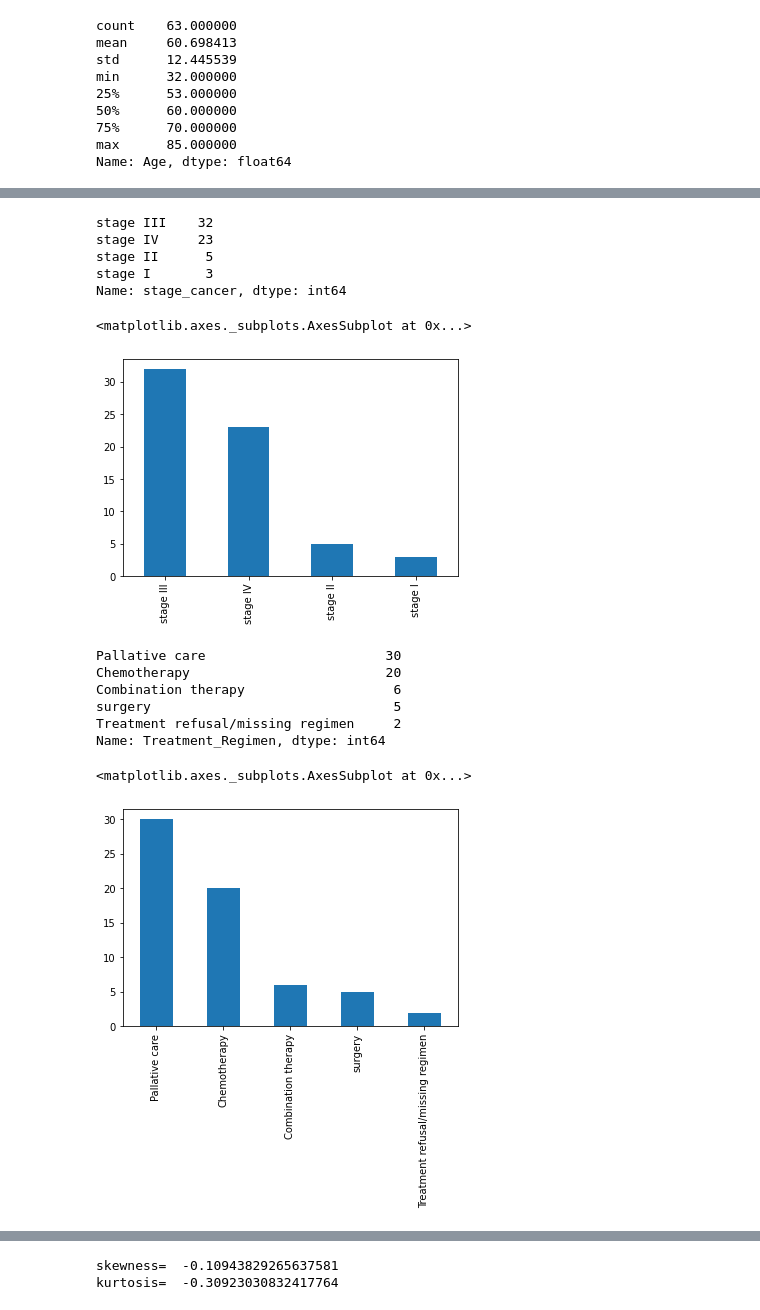
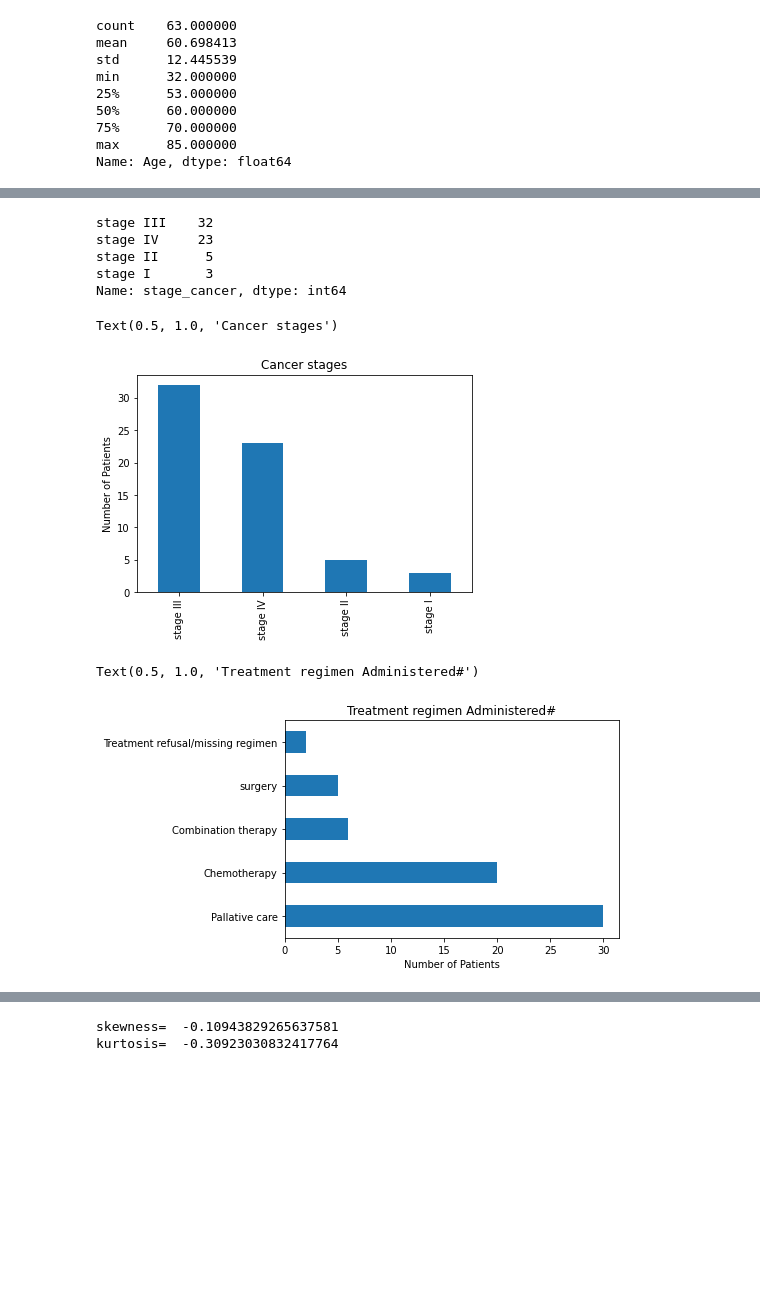
Before and after one commit to mugambiian/Pancreatic-cancer-study, a Jupyter notebook: Cancer_survival_rates_study.ipynb, the cells around one changed output, grey strips where cells are left out. Saved outputs shown, nothing was run; the diff lists cells and outputs as text; code cells hidden in the pictures; blank space fills up the shorter version.

```diff
--- a/Cancer_survival_rates_study.ipynb
+++ b/Cancer_survival_rates_study.ipynb
@@ -89,7 +144,8 @@ Text(0.5, 1.0, 'Histogram on age')
 stage=df['stage_cancer'].value_counts()
 print(stage)
 stage.plot(kind='bar')
-
+plt.ylabel('Number of Patients')
+plt.title('Cancer stages')
 # Stage 3 and 4 comprise majority of the diagnosed stages
 # %% [output]
 stage III    32
@@ -97,21 +153,18 @@ stage IV     23
 stage II      5
 stage I       3
 Name: stage_cancer, dtype: int64
-<matplotlib.axes._subplots.AxesSubplot at 0x...>
+Text(0.5, 1.0, 'Cancer stages')
-[figure, old version]
+[figure, new version]
 # %%
-# Treatment bar graphs
+# Treatment regimen bar graphs
 treatment=df['Treatment_Regimen'].value_counts()
 print(treatment)
-treatment.plot(kind='bar')
+treatment.plot(kind='barh')
+plt.xlabel('Number of Patients')
+plt.title('Treatment regimen Administered#')
+
 # Pallative care and chemotherapy are the most used treatment plans
 # Two subjects refused treatment
 # %% [output]
-Pallative care                       30
-Chemotherapy                         20
-Combination therapy                   6
-surgery                               5
-Treatment refusal/missing regimen     2
-Name: Treatment_Regimen, dtype: int64
+Text(0.5, 1.0, 'Treatment regimen Administered#')
-<matplotlib.axes._subplots.AxesSubplot at 0x...>
-[figure, old version]
+[figure, new version]
```
Also changed, not shown: parts of 58 cells of this notebook.
